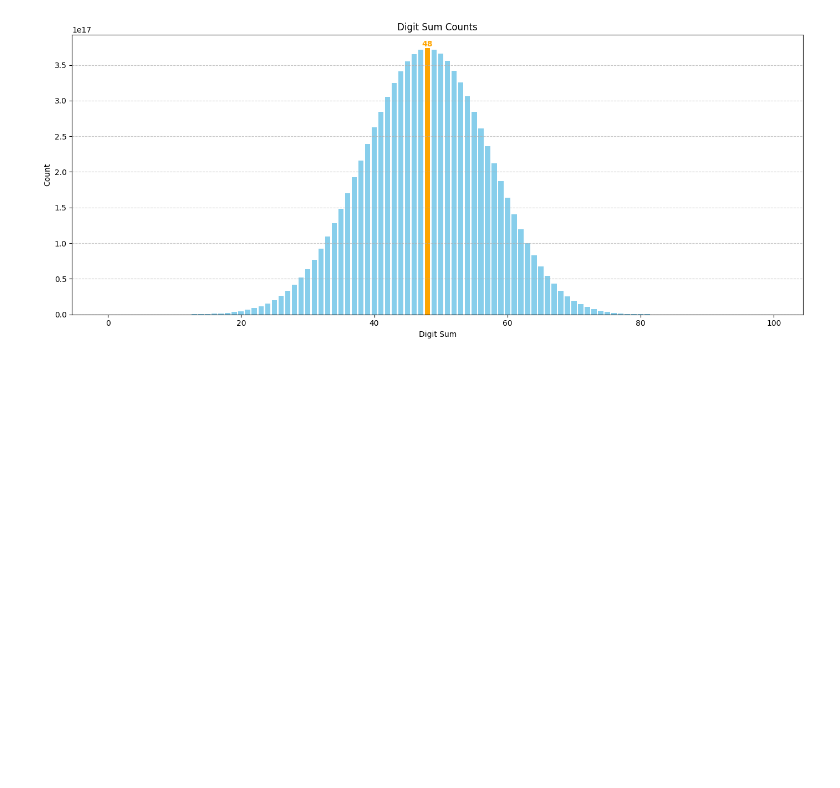
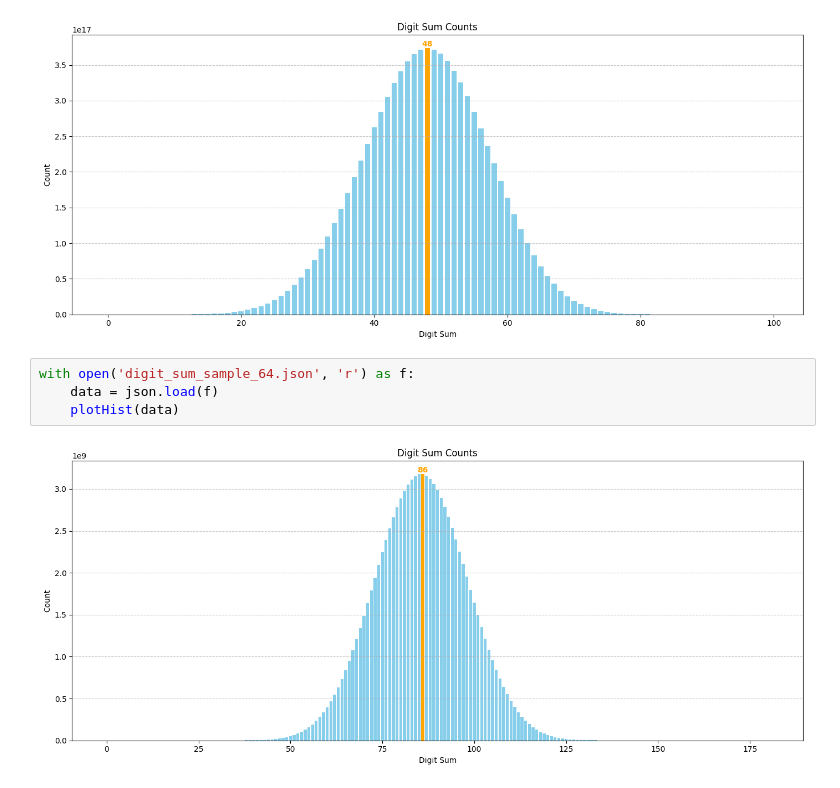
Before and after one commit to Symon02/Information-Security, a Jupyter notebook: lab3/lab3_solver.ipynb, the cells around one changed output. Saved outputs shown, nothing was run; the diff lists cells and outputs as text; blank space fills up the shorter version.

Commit message:
Speed now samples random numbers

```diff
--- a/lab3/lab3_solver.ipynb
+++ b/lab3/lab3_solver.ipynb
@@ -150,3 +150,9 @@ with open('digit_sum_counts_36.json', 'r') as f:
     plotHist(data)
 # %% [output]
 [figure]
+# %%
+with open('digit_sum_sample_64.json', 'r') as f:
+    data = json.load(f)
+    plotHist(data)
+# %% [output]
+[figure, added]
```
Also changed, not shown: parts of 1 cell of this notebook, 5 other files.
